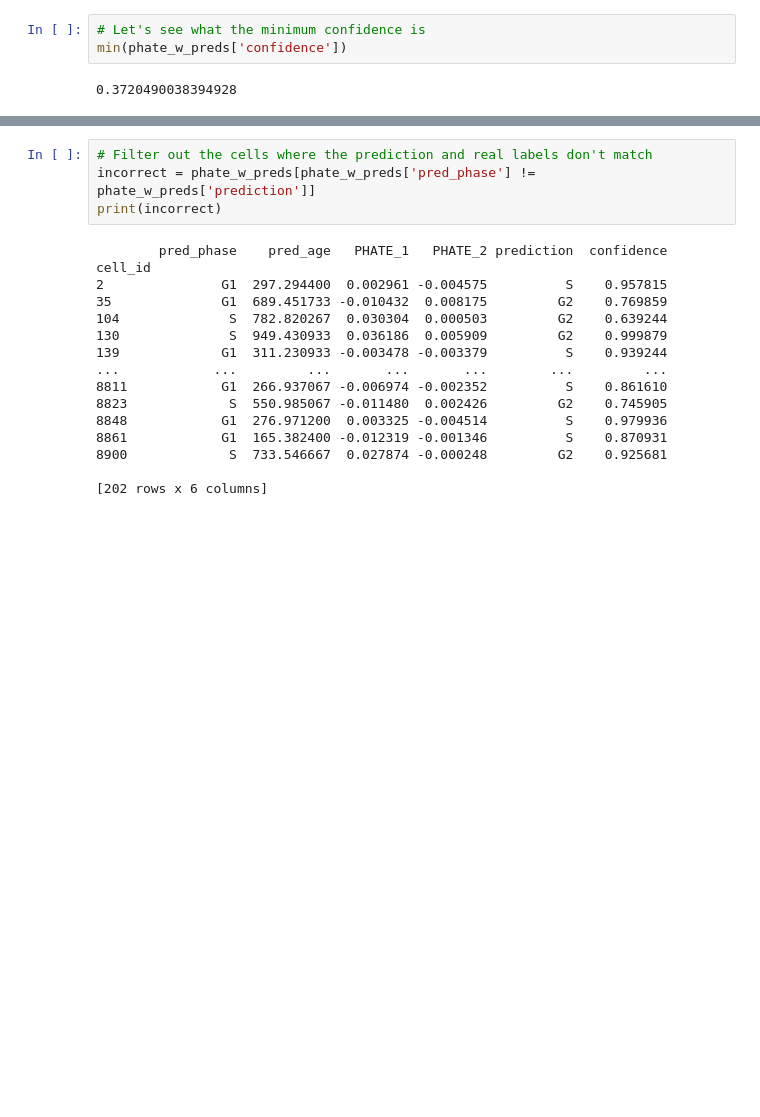
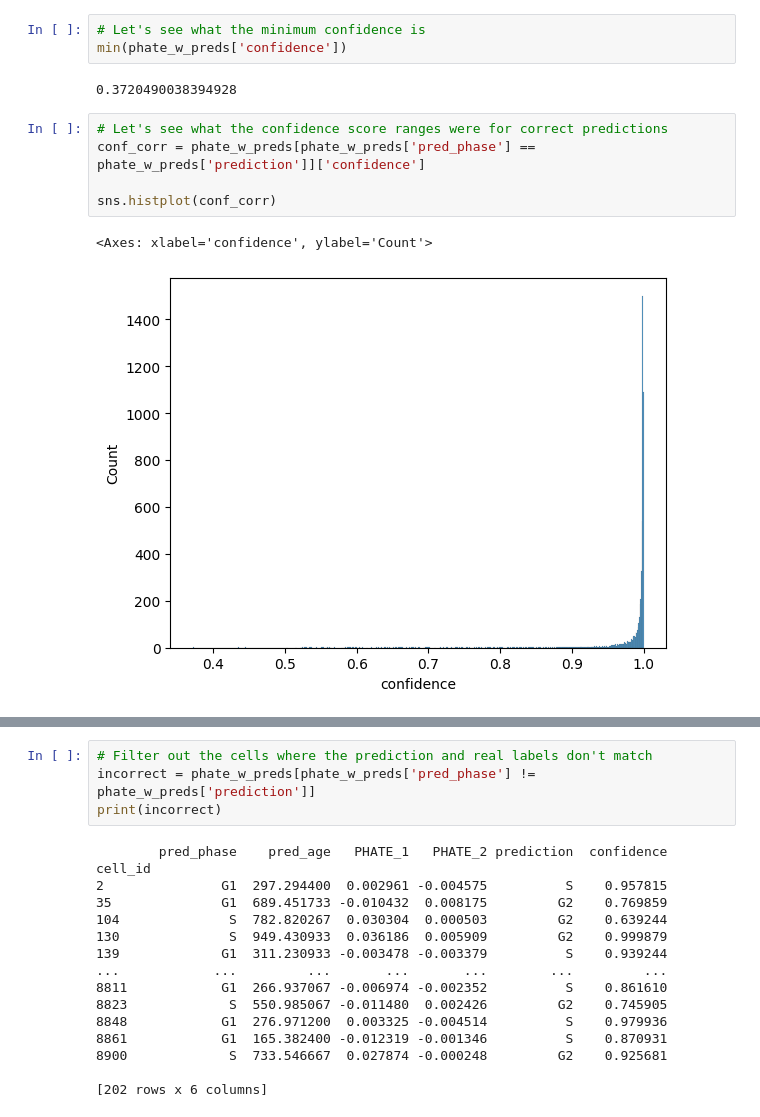
Before and after one commit to omar-merhebi/CycleNet, a Jupyter notebook: notebooks/cell_label_correction.ipynb, the cells around one changed output, grey strips where cells are left out. Saved outputs shown, nothing was run; the diff lists cells and outputs as text; blank space fills up the shorter version.

```diff
--- a/notebooks/cell_label_correction.ipynb
+++ b/notebooks/cell_label_correction.ipynb
@@ -124,3 +124,11 @@ cell_id
 min(phate_w_preds['confidence'])
 # %% [output]
 0.3720490038394928
+# %%
+# Let's see what the confidence score ranges were for correct predictions
+conf_corr = phate_w_preds[phate_w_preds['pred_phase'] == phate_w_preds['prediction']]['confidence']
+
+sns.histplot(conf_corr)
+# %% [output]
+<Axes: xlabel='confidence', ylabel='Count'>
+[figure, added]
```
Also changed, not shown: parts of 5 cells of this notebook, 9 other files.
